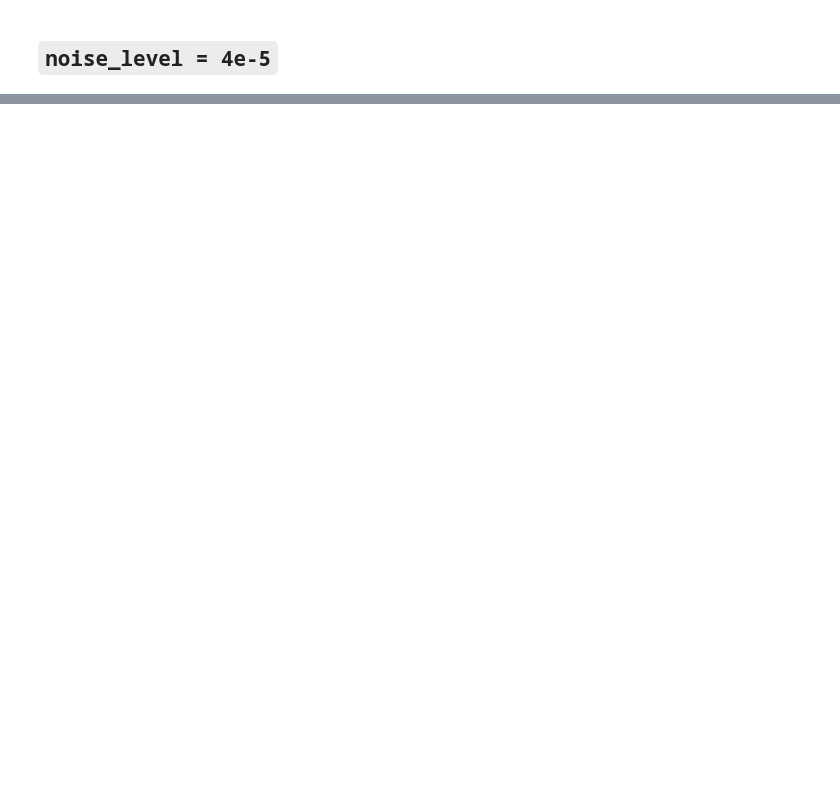
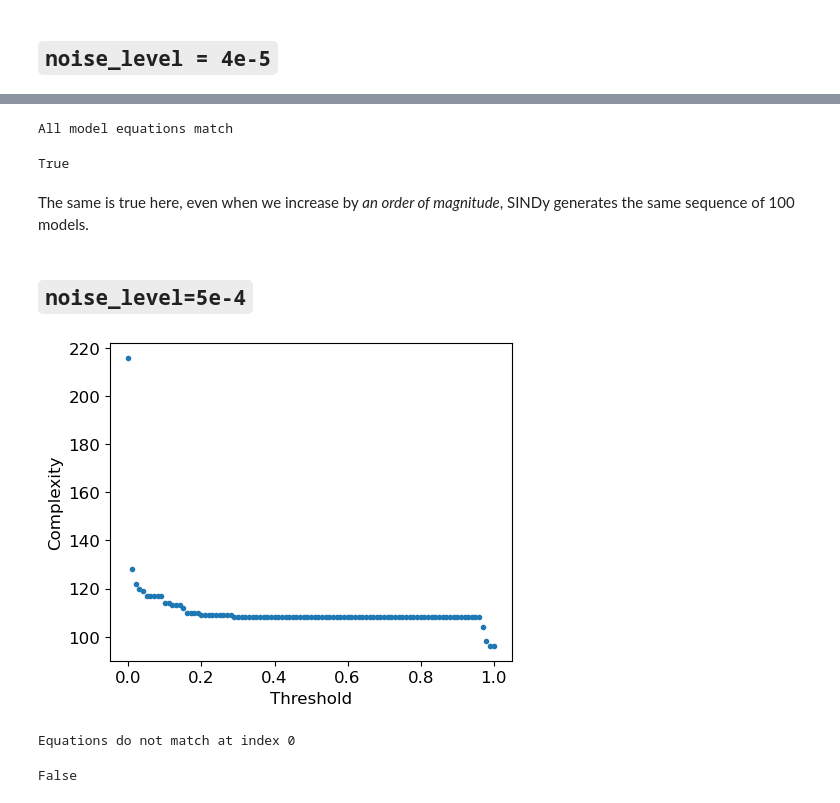
Before and after one commit to zbrookshowe/yukawa-sindy, a Jupyter notebook: 3body_noise_analysis.ipynb, the cells around one changed output, grey strips where cells are left out. Saved outputs shown, nothing was run; the diff lists cells and outputs as text; code cells hidden in the pictures; blank space fills up the shorter version.

```diff
--- a/3body_noise_analysis.ipynb
+++ b/3body_noise_analysis.ipynb
@@ -197,0 +234,3 @@ complexity: 40
+# %%
+noise00010_models = y3.load_SINDy_models('data/basic_noisy/SINDy_results/noise_0.00010/model_objs')
+noise00010_models = [model for model in noise00002_models if model.optimizer.threshold <= 1]
@@ -197,0 +241,21 @@ complexity: 40
+# %%
+check_equations(noise00004_models, noise00010_models)
+# %% [output]
+All model equations match
+True
+# %% [markdown]
+The same is true here, even when we increase by *an order of magnitude*, SINDy generates the same sequence of 100 models.
+# %% [markdown]
+## `noise_level=5e-4`
+# %%
+noise00050_models = y3.load_SINDy_models('data/basic_noisy/SINDy_results/noise_0.00050/model_objs')
+noise00050_models_to1 = [model for model in noise00050_models if model.optimizer.threshold <= 1]
+# %%
+ys.plot_complexity_objs(noise00050_models_to1, figsize=(5,4))
+# %% [output]
+[figure, added]
+# %%
+check_equations(noise00010_models, noise00050_models_to1)
+# %% [output]
+Equations do not match at index 0
+False
```
Also changed, not shown: parts of 43 cells of this notebook.
